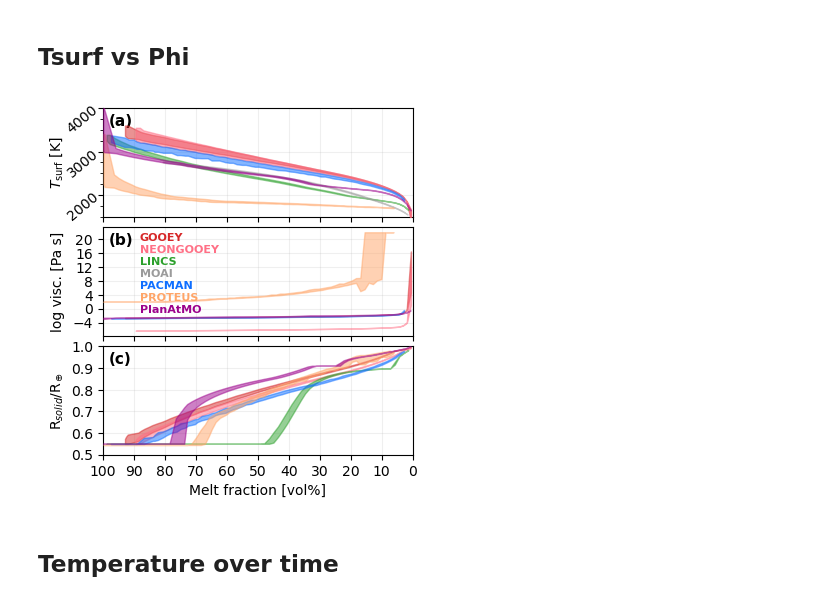
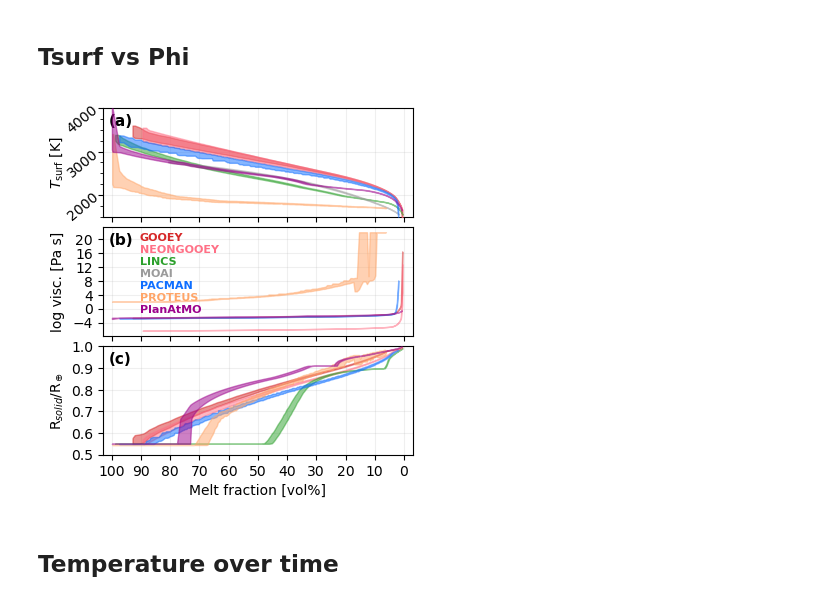
Before and after one commit to lena-noack/chili, a Jupyter notebook: intercomparison/analysis_solarsystem/compare.ipynb, the cells around one changed output. Drawn from its saved outputs; the diff is of its cells as text; code cells hidden in the pictures.

Commit message:
LINCS melting curve. fO2 plot

```diff
--- a/intercomparison/analysis_solarsystem/compare.ipynb
+++ b/intercomparison/analysis_solarsystem/compare.ipynb
@@ -120,7 +120,7 @@ def compare_interior(ykeys):
 
             # convert to filled region
             else:
-                xx = np.linspace(min(x), max(x), 70)
+                xx = np.linspace(min(x), max(x), 200)
                 xplt = []
                 ytop, ybot = [], []
                 for i in range(len(xx)):
@@ -141,35 +141,35 @@ def compare_interior(ykeys):
             ax.yaxis.set_minor_locator(mpl.ticker.MultipleLocator(250))
             ax.set_ylim(tmp_min, tmp_max)
             ax.tick_params(axis='y', which='both', rotation=40, pad=-2)
         elif ykey == "viscosity(Pa.s)":
             ylbl = r"log visc. [Pa s]"
             ax.yaxis.set_major_locator(mpl.ticker.MultipleLocator(4))
         elif ykey == "R_solid(m)":
             ylbl = r"R$_{solid}$/R$_\oplus$"
             ax.set_ylim(0.5, 1.0)
             ax.yaxis.set_major_locator(mpl.ticker.MultipleLocator(0.1))
 
 
         ax.set_ylabel(ylbl, labelpad=-0.2)
         ax.text(0.02, 0.95, f"({abcd[iy]})", transform=ax.transAxes,
                 ha='left', va='top', fontsize=11, weight='bold')
 
     axs[-1].set_xlabel(get_label("phi(vol_pct)"))
-    axs[-1].set_xlim(right=0,left=100)
+    axs[-1].set_xlim(right=-3,left=103)
     axs[-1].xaxis.set_major_locator(mpl.ticker.MultipleLocator(10))
 
     # title = xlbl + " vs " + ylbl
     # axs[0].set_title(f"Interior properties", fontsize=11)
 
     fig.subplots_adjust(hspace=0.1)
     fig.align_labels()
 
     plt.show()
     fig.savefig(f"out/compare_interior.{EXT}", bbox_inches='tight', dpi=DPI, pad_inches=0.03)
 
 compare_interior(["T_surf(K)", "viscosity(Pa.s)", "R_solid(m)"])
 # %% [output]
-[figure, old version]
+[figure, new version]
 # %% [markdown]
 ## Temperature over time
 # %%
```
Also changed, not shown: parts of 2 cells of this notebook, 2 other files.
